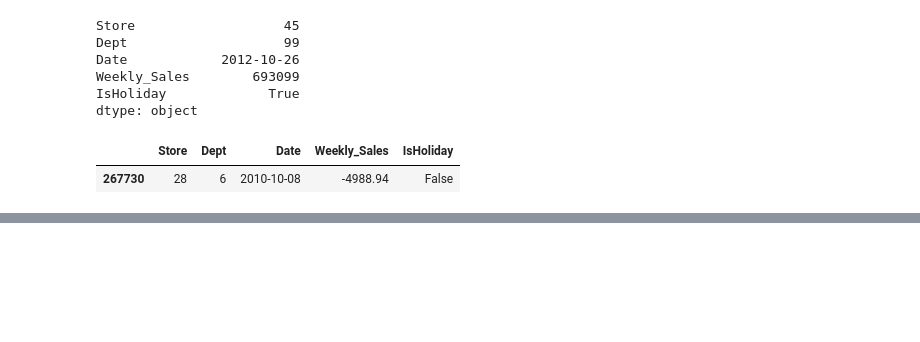
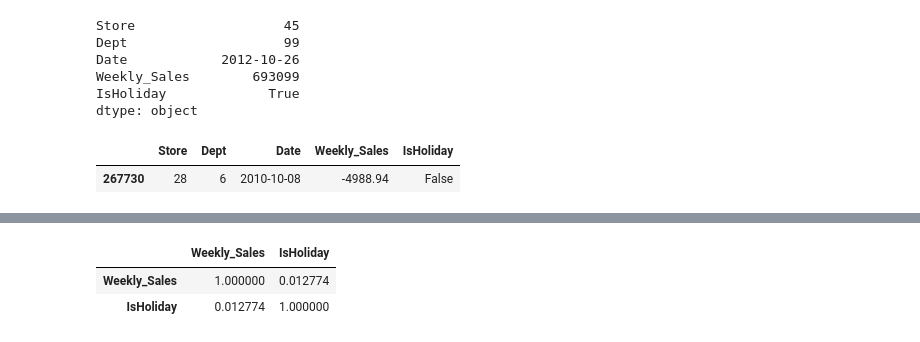
Before and after one commit to HCK33/DS-SF-23, a Jupyter notebook: Final_Project/Untitled.ipynb, the cells around one changed output, grey strips where cells are left out. Saved outputs shown, nothing was run; the diff lists cells and outputs as text; code cells hidden in the pictures; blank space fills up the shorter version.

```diff
--- a/Final_Project/Untitled.ipynb
+++ b/Final_Project/Untitled.ipynb
@@ -85,0 +78,6 @@ SyntaxError: invalid syntax (<ipython-input-1-d7dcc92691e9>, line 13)
+# %%
+df[ ['Weekly_Sales', 'IsHoliday'] ].corr()
+# %% [output]
+|  | Weekly_Sales | IsHoliday |
+| Weekly_Sales | 1.000000 | 0.012774 |
+| IsHoliday | 0.012774 | 1.000000 |
```
Also changed, not shown: parts of 4 cells of this notebook.
